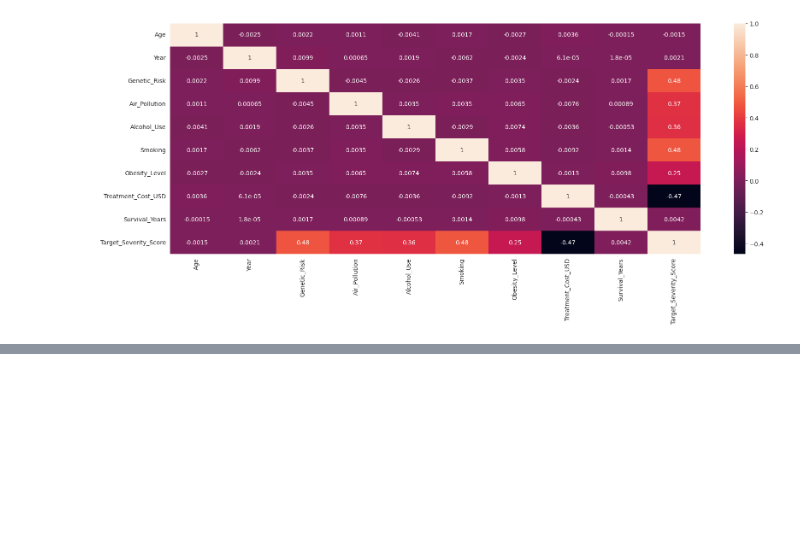
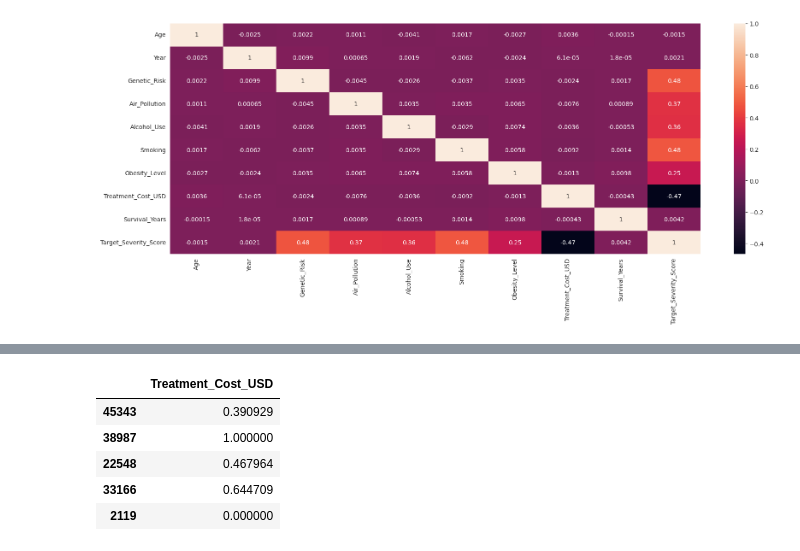
Before and after one commit to adityataps/ML, a Jupyter notebook: notebooks/Cancer QoL Multivariate Regression Modeling/cancer_qol_multivariate_regression.ipynb, the cells around one changed output, grey strips where cells are left out. Drawn from its saved outputs; the diff is of its cells as text; code cells hidden in the pictures; blank space fills up the shorter version.

```diff
--- a/notebooks/Cancer QoL Multivariate Regression Modeling/cancer_qol_multivariate_regression.ipynb
+++ b/notebooks/Cancer QoL Multivariate Regression Modeling/cancer_qol_multivariate_regression.ipynb
@@ -228,0 +279,13 @@ Zahid Feroze. “Global_cancer_patients_2015_2024.” Kaggle.com, 2015, www.kagg
+# %%
+# Example of normalization (between 0 and 1)
+# Note: during actual feature preprocessing, we will use sklearn.preprocessing.MinMaxScaler().
+norm_example = df.sample(5)[['Treatment_Cost_USD']]
+norm_example = (norm_example - norm_example.min()) / (norm_example.max() - norm_example.min())
+norm_example
+# %% [output]
+|  | Treatment_Cost_USD |
+| 45343 | 0.390929 |
+| 38987 | 1.000000 |
+| 22548 | 0.467964 |
+| 33166 | 0.644709 |
+| 2119 | 0.000000 |
```
Also changed, not shown: parts of 9 cells of this notebook.
